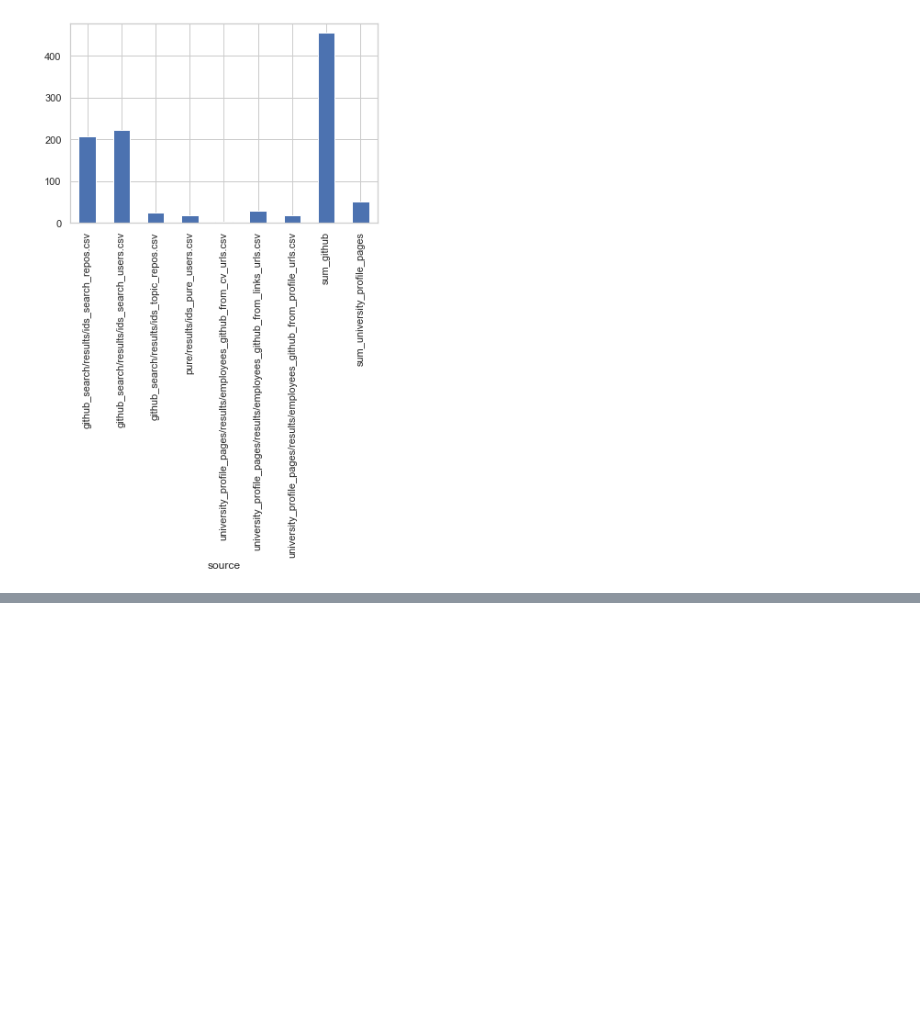
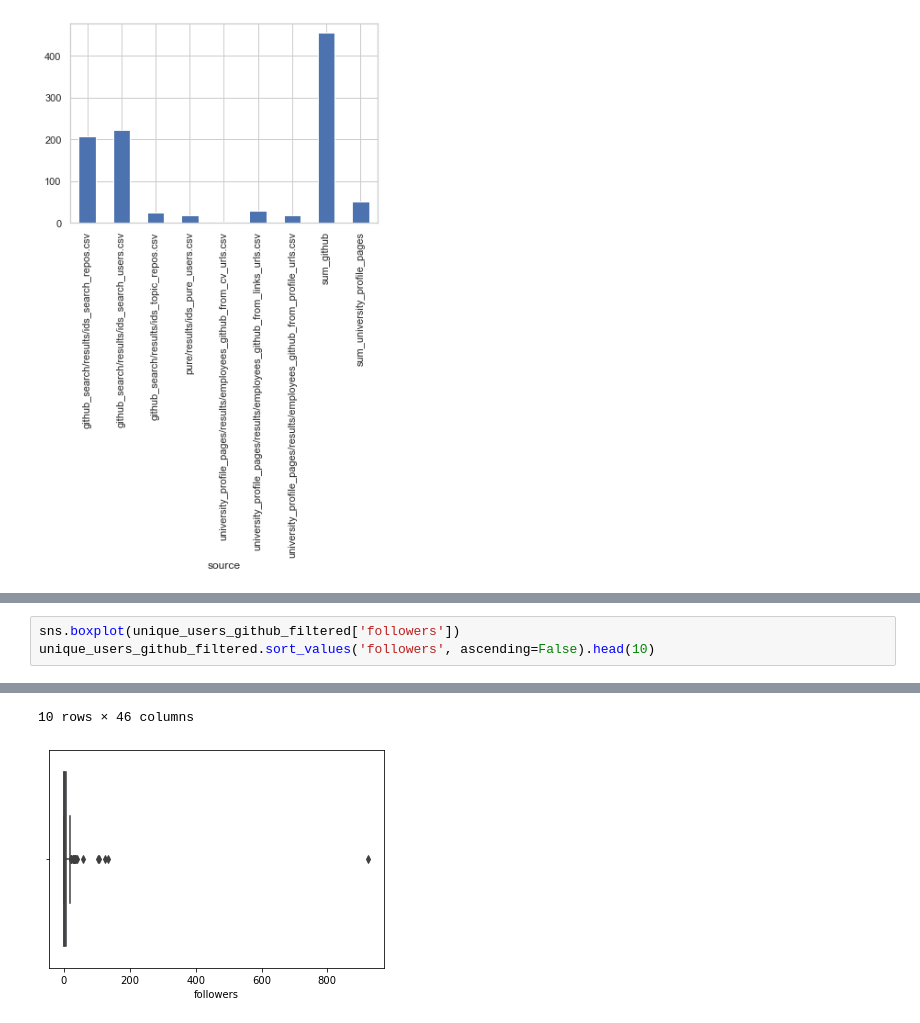
Before and after one commit to UtrechtUniversity/SWORDS-UU, a Jupyter notebook: repository_collection/analysis_of_data_sources.ipynb, the cells around one changed output, grey strips where cells are left out. Drawn from its saved outputs; the diff is of its cells as text; blank space fills up the shorter version.

```diff
--- a/repository_collection/analysis_of_data_sources.ipynb
+++ b/repository_collection/analysis_of_data_sources.ipynb
@@ -119,0 +148,4 @@ sns.boxplot(unique_users_github['public_gists'])
+# %%
+sns.boxplot(unique_users_github_filtered['followers'])
+unique_users_github_filtered.sort_values('followers', ascending=False).head(10)
+# %% [output]
@@ -119,0 +163,2 @@ sns.boxplot(unique_users_github['public_gists'])
+10 rows × 46 columns
+[figure, added]
```
Also changed, not shown: parts of 14 cells of this notebook.
